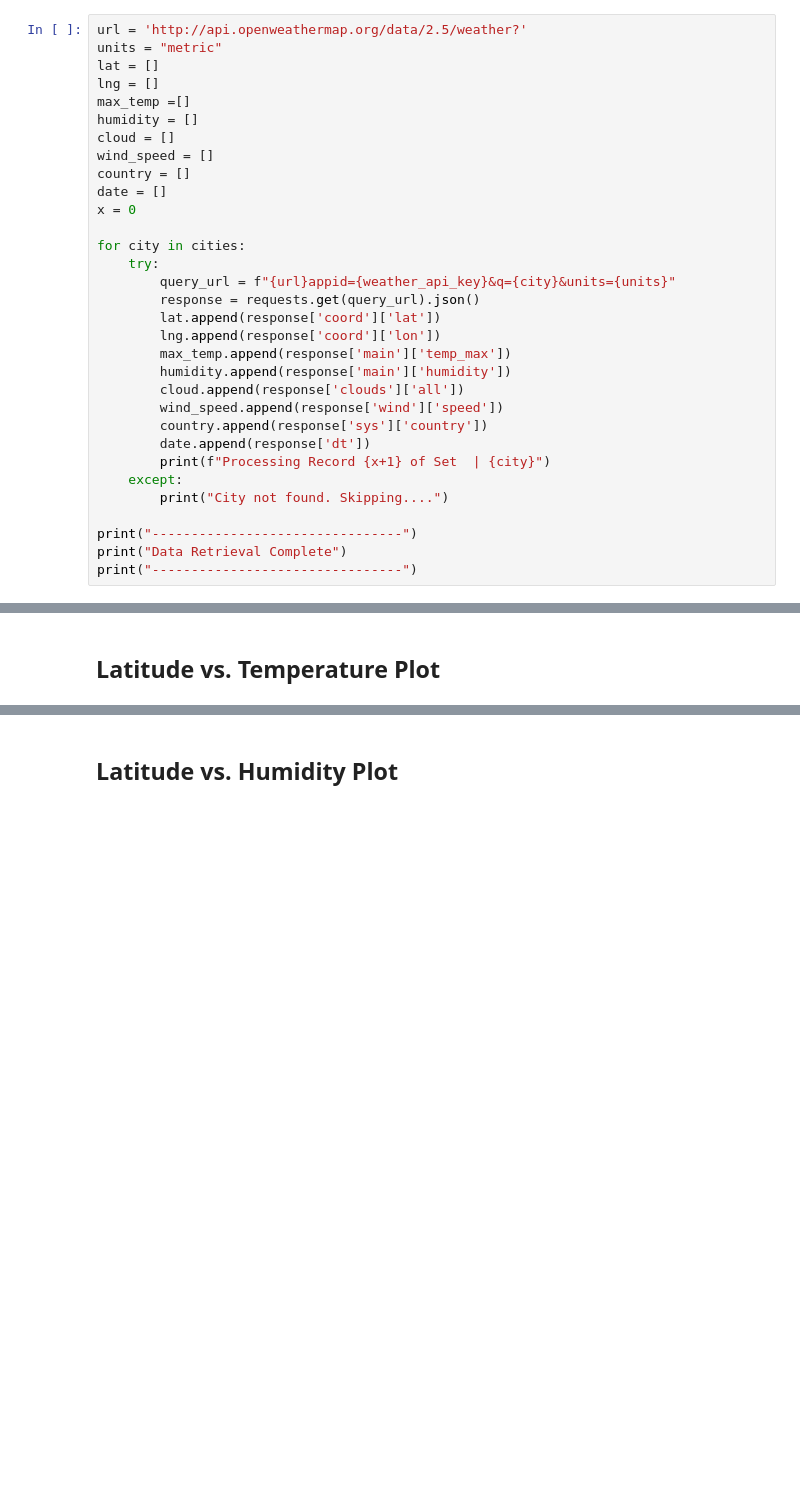
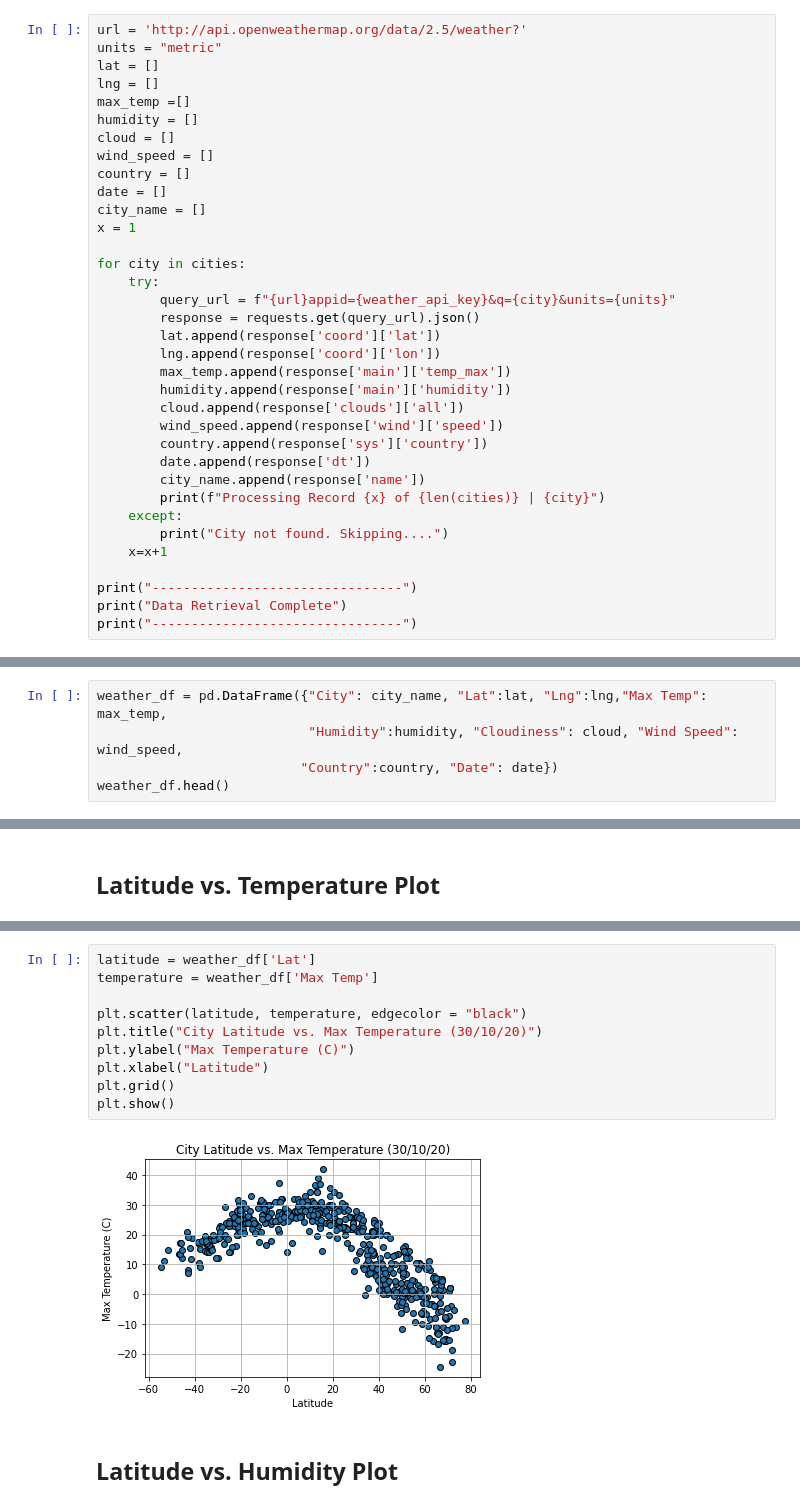
Before and after one commit to HDietrich416/Data-Bootcamp, a Jupyter notebook: Unit 6 - Python API/Part I- WeatherPy/WeatherPy.ipynb, the cells around one changed output, grey strips where cells are left out. Cells and saved outputs as stored; diff of their text form; blank space fills up the shorter version.

```diff
--- a/Unit 6 - Python API/Part I- WeatherPy/WeatherPy.ipynb
+++ b/Unit 6 - Python API/Part I- WeatherPy/WeatherPy.ipynb
@@ -85,7 +85,8 @@ cloud = []
 wind_speed = []
 country = []
 date = []
-x = 0
+city_name = []
+x = 1
 
 for city in cities:
     try:
@@ -99,9 +100,11 @@ for city in cities:
         wind_speed.append(response['wind']['speed'])
         country.append(response['sys']['country'])
         date.append(response['dt'])
-        print(f"Processing Record {x+1} of Set  | {city}")
+        city_name.append(response['name'])
+        print(f"Processing Record {x} of {len(cities)} | {city}")
     except:
         print("City not found. Skipping....")
+    x=x+1
 
 print("--------------------------------")
 print("Data Retrieval Complete")
@@ -133,0 +134,5 @@ Processing Record 1 of Set  | butaritari
+# %%
+weather_df = pd.DataFrame({"City": city_name, "Lat":lat, "Lng":lng,"Max Temp": max_temp,
+                           "Humidity":humidity, "Cloudiness": cloud, "Wind Speed": wind_speed,
+                          "Country":country, "Date": date})
+weather_df.head()
@@ -172,2 +195,14 @@ Int64Index([], dtype='int64')
+# %%
+latitude = weather_df['Lat']
+temperature = weather_df['Max Temp']
+
+plt.scatter(latitude, temperature, edgecolor = "black")
+plt.title("City Latitude vs. Max Temperature (30/10/20)")
+plt.ylabel("Max Temperature (C)")
+plt.xlabel("Latitude")
+plt.grid()
+plt.show()
+# %% [output]
+[figure, added]
 # %% [markdown]
 ## Latitude vs. Humidity Plot
```
Also changed, not shown: parts of 13 cells of this notebook, 1 other file.
